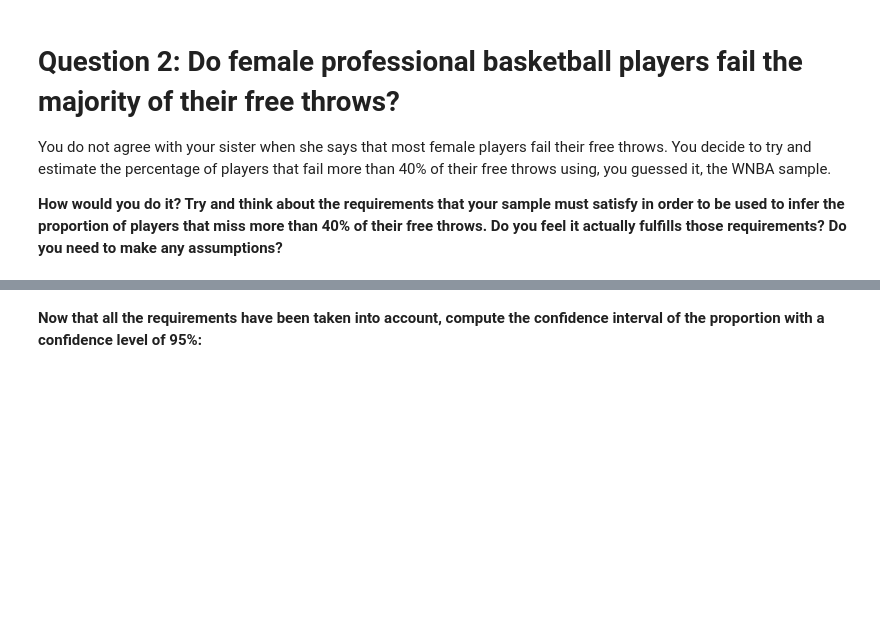
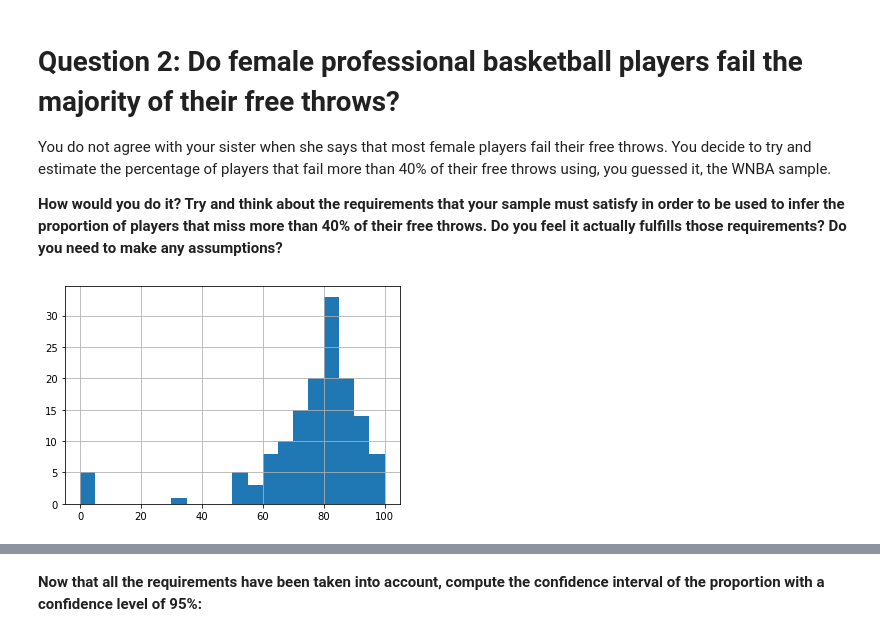
Before and after one commit to ta-data-lis/M2-mini-project2, a Jupyter notebook: your-code/3.-Inferential-Analysis.ipynb, the cells around one changed output, grey strips where cells are left out. Cells and saved outputs as stored; diff of their text form; code cells hidden in the pictures; blank space fills up the shorter version.

```diff
--- a/your-code/3.-Inferential-Analysis.ipynb
+++ b/your-code/3.-Inferential-Analysis.ipynb
@@ -151,0 +154,20 @@ You do not agree with your sister when she says that most female players fail th
+# %%
+# your answer here
+
+'''
+
+Assumption: most female players miss their free throws (i.e., more than 40%)
+
+H0 : <40% free throws missed
+H1 : >= 40% free throws missed
+
+Assume normal distribution
+More than 30 observations
+
+'''
+
+# check distribution
+wnba["FT%"].hist(bins=20)
+plt.show()
+# %% [output]
+[figure, added]
```
Also changed, not shown: parts of 23 cells of this notebook, 3 other files.
